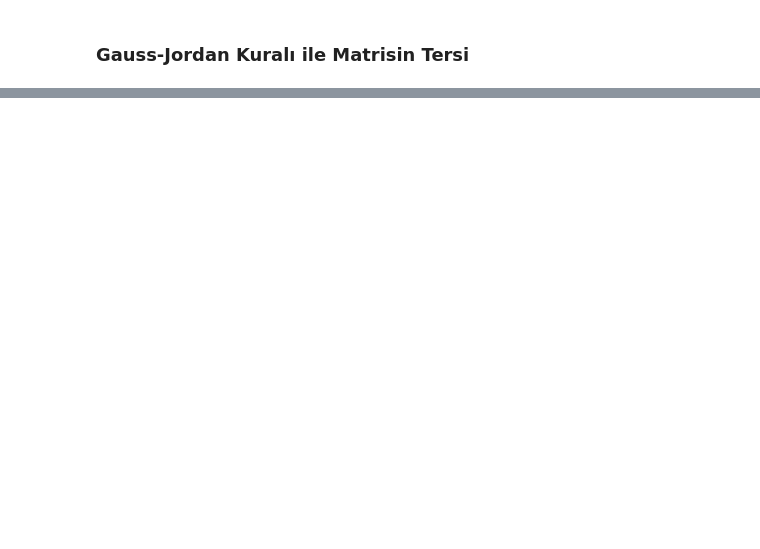
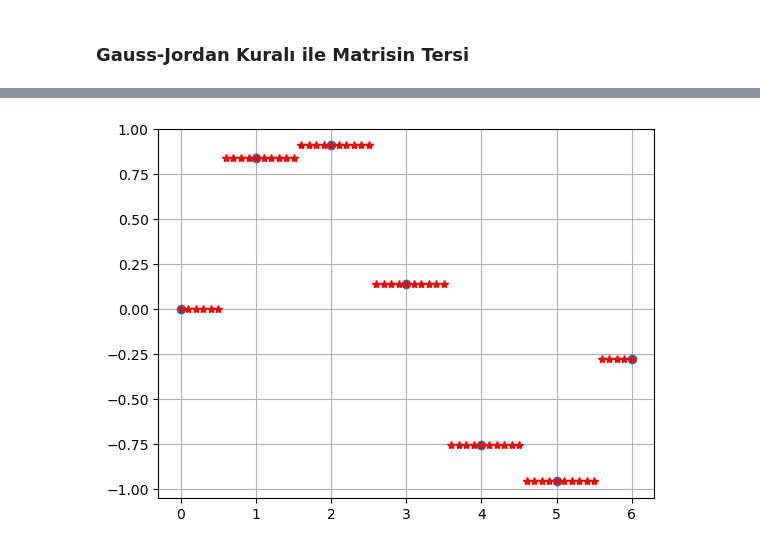
Before and after one commit to ZiyaKolcu/Sayisal-Cozumleme-Jupyter-Notebook, a Jupyter notebook: sayisal_cozumleme.ipynb, the cells around one changed output, grey strips where cells are left out. Drawn from its saved outputs; the diff is of its cells as text; code cells hidden in the pictures; blank space fills up the shorter version.

```diff
--- a/sayisal_cozumleme.ipynb
+++ b/sayisal_cozumleme.ipynb
@@ -1690,0 +1761,15 @@ np.linalg.inv() ile Matrsin Tersi:
+# %%
+x = np.linspace(0, 6, 7)
+y = np.sin(x)
+xa = np.linspace(0, 6, 61)
+ya = np.zeros(61)
+for i in range(61):
+    ya[i] = nearest_neighbor_interpolation(xa[i], x, y)
+
+plt.figure()
+plt.plot(x, y, "o")
+plt.plot(xa, ya, "r*")
+plt.grid(True)
+plt.show()
+# %% [output]
+[figure, added]
```
Also changed, not shown: parts of 35 cells of this notebook.
